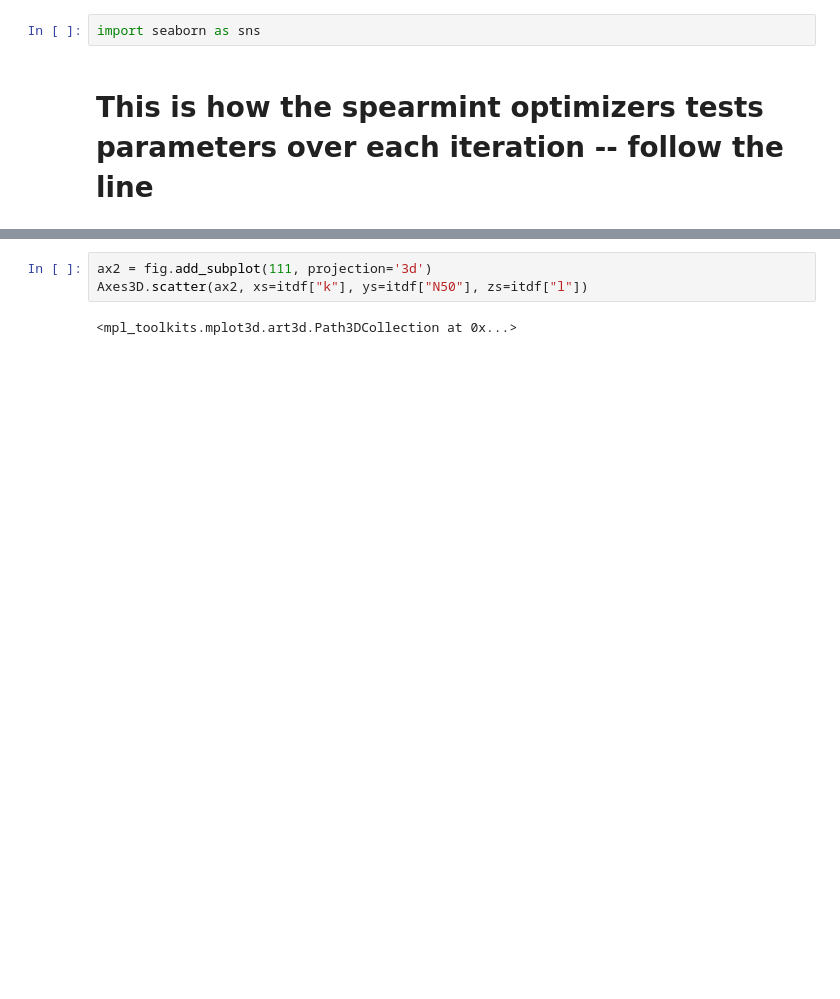
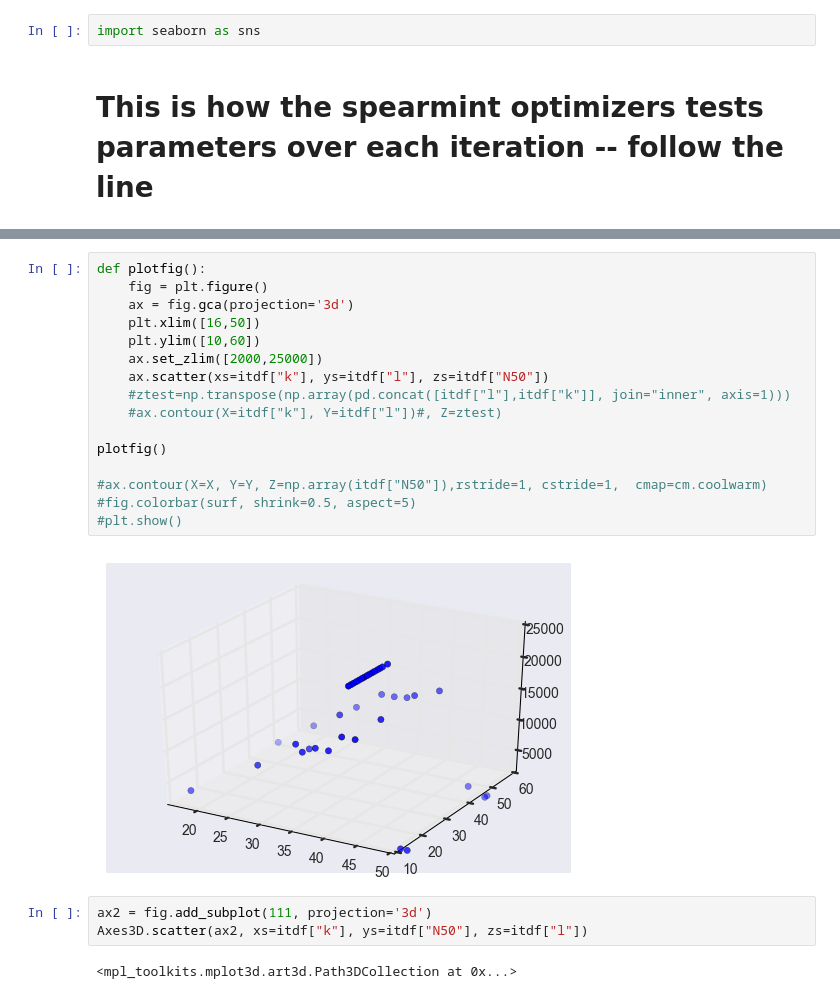
Before and after one commit to hackseq/2016_project_2, a Jupyter notebook: scripts/spearmint/results/3-D_plotting.ipynb, the cells around one changed output, grey strips where cells are left out. Saved outputs shown, nothing was run; the diff lists cells and outputs as text; blank space fills up the shorter version.

```diff
--- a/scripts/spearmint/results/3-D_plotting.ipynb
+++ b/scripts/spearmint/results/3-D_plotting.ipynb
@@ -36,3 +57,21 @@ Axes3D.plot(ax, xs=itdf["k"], ys=itdf["N50"], zs=itdf["l"])
+# %%
+def plotfig():
+    fig = plt.figure()
+    ax = fig.gca(projection='3d')
+    plt.xlim([16,50])
+    plt.ylim([10,60])
+    ax.set_zlim([2000,25000])
+    ax.scatter(xs=itdf["k"], ys=itdf["l"], zs=itdf["N50"])
+    #ztest=np.transpose(np.array(pd.concat([itdf["l"],itdf["k"]], join="inner", axis=1)))
+    #ax.contour(X=itdf["k"], Y=itdf["l"])#, Z=ztest)
+
+plotfig()
+
+#ax.contour(X=X, Y=Y, Z=np.array(itdf["N50"]),rstride=1, cstride=1,  cmap=cm.coolwarm)
+#fig.colorbar(surf, shrink=0.5, aspect=5)
+#plt.show()
+# %% [output]
+[figure, added]
 # %%
 ax2 = fig.add_subplot(111, projection='3d')
 Axes3D.scatter(ax2, xs=itdf["k"], ys=itdf["N50"], zs=itdf["l"])
```
Also changed, not shown: parts of 27 cells of this notebook.
